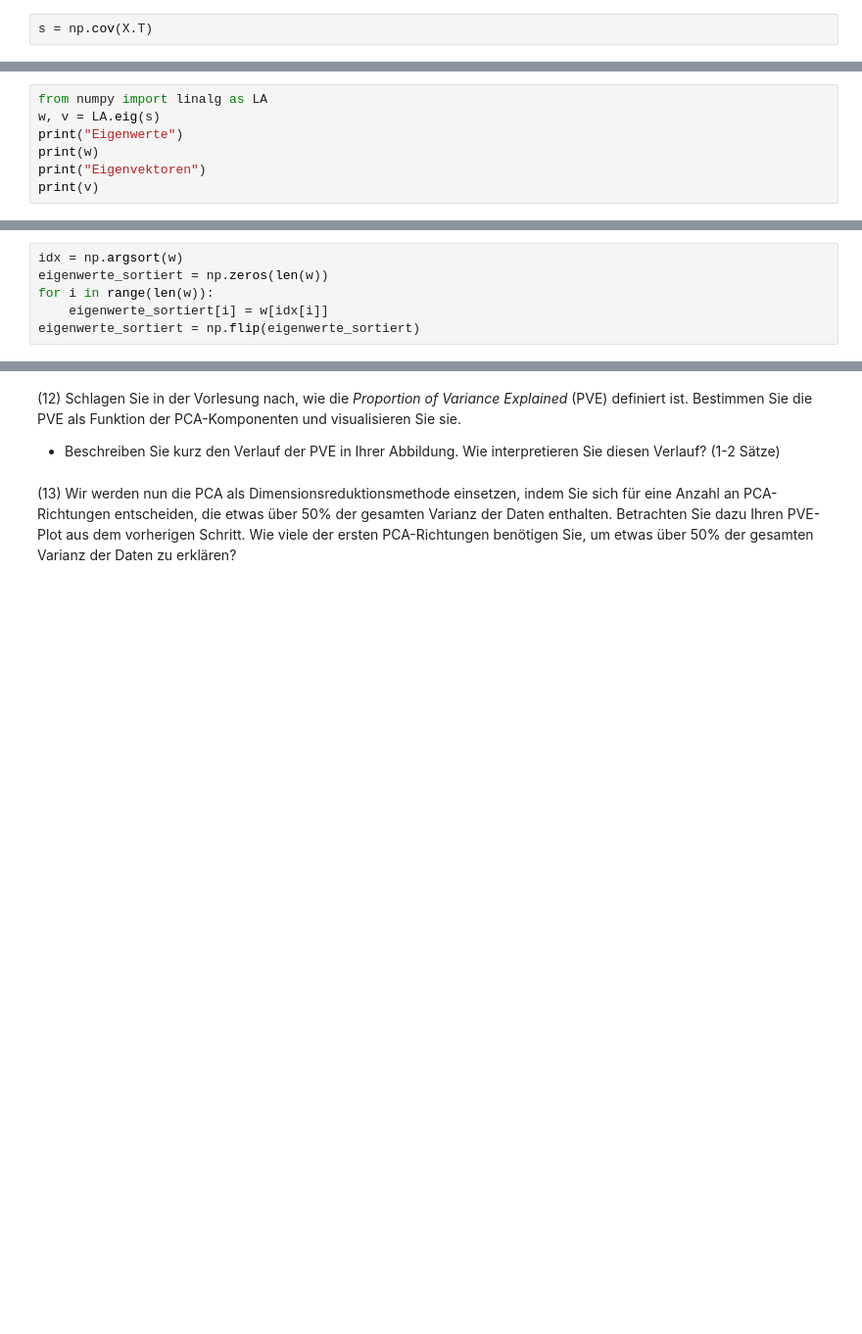
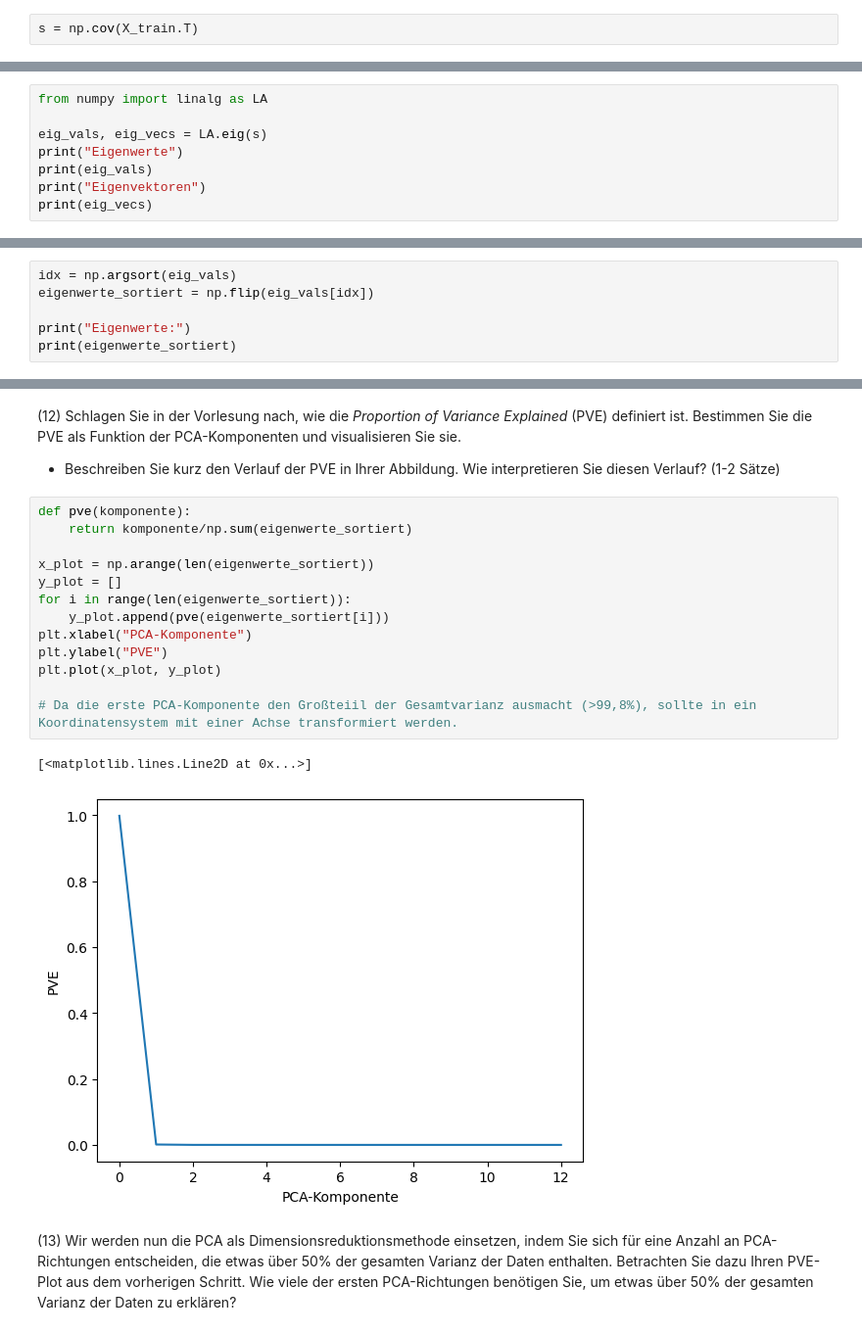
Before and after one commit to Emanuel162/MachineLearning, a Jupyter notebook: UebungenML/SJMN-11.ipynb, the cells around one changed output, grey strips where cells are left out. Shown at 98% size. Cells and saved outputs as stored; diff of their text form; blank space fills up the shorter version.

```diff
--- a/UebungenML/SJMN-11.ipynb
+++ b/UebungenML/SJMN-11.ipynb
@@ -209,15 +213,16 @@ Die Dimension besteht aus der Feature-Anzahl und ist 13x13.
 # %% [markdown]
 (8) Bestimmen Sie die Kovarianzmatrix $S$ aus Ihren skalierten Daten. Nutzen Sie dafür eine Numpy Funktion.
 # %%
-s = np.cov(X.T)
+s = np.cov(X_train.T)
 # %% [markdown]
 (9) [Berechnen Sie die Eigenwerte](https://docs.scipy.org/doc/numpy/reference/generated/numpy.linalg.eig.html) (Array: `eig_vals`) sowie assoziierten Eigenvektoren (`eig_vecs`) Ihrer Kovarianzmatrix $S$.
 # %%
 from numpy import linalg as LA
-w, v = LA.eig(s)
+
+eig_vals, eig_vecs = LA.eig(s)
 print("Eigenwerte")
-print(w)
+print(eig_vals)
 print("Eigenvektoren")
-print(v)
+print(eig_vecs)
 # %% [output]
 Eigenwerte
@@ -242,9 +247,3 @@ Eigenvektoren
 
 * Beachten Sie, dass der Ihnen angegebene Befehl nicht in absteigender Reihenfolge (*descending order*) sortieren kann. Sortieren Sie also zunächst aufsteigend und kehren Sie dann die Reihenfolge im resultierenden Array um.
 * Falls Sie glauben, dass Ihre Eigenwerte schon sortiert vorliegen, ohne dass Sie sortieren müssen, prüfen Sie dies nach, indem Sie sich die Variable `idx` anschauen.
-# %%
-idx = np.argsort(w)
-eigenwerte_sortiert = np.zeros(len(w))
-for i in range(len(w)):
-    eigenwerte_sortiert[i] = w[idx[i]]
-eigenwerte_sortiert = np.flip(eigenwerte_sortiert)
@@ -255,0 +250,6 @@ eigenwerte_sortiert = np.flip(eigenwerte_sortiert)
+# %%
+idx = np.argsort(eig_vals)
+eigenwerte_sortiert = np.flip(eig_vals[idx])
+
+print("Eigenwerte:")
+print(eigenwerte_sortiert)
@@ -261,5 +288,21 @@ eigenwerte_sortiert = np.flip(eigenwerte_sortiert)
 (12) Schlagen Sie in der Vorlesung nach, wie die *Proportion of Variance Explained* (PVE) definiert ist. Bestimmen Sie die PVE als Funktion der PCA-Komponenten und visualisieren Sie sie.
 
 * Beschreiben Sie kurz den Verlauf der PVE in Ihrer Abbildung. Wie interpretieren Sie diesen Verlauf? (1-2 Sätze)
+# %%
+def pve(komponente):
+    return komponente/np.sum(eigenwerte_sortiert)
+
+x_plot = np.arange(len(eigenwerte_sortiert))
+y_plot = []
+for i in range(len(eigenwerte_sortiert)):
+    y_plot.append(pve(eigenwerte_sortiert[i]))
+plt.xlabel("PCA-Komponente")
+plt.ylabel("PVE")
+plt.plot(x_plot, y_plot)
+
+# Da die erste PCA-Komponente den Großteiil der Gesamtvarianz ausmacht (>99,8%), sollte in ein Koordinatensystem mit einer Achse transformiert werden.
+# %% [output]
+[<matplotlib.lines.Line2D at 0x...>]
+[figure, added]
 # %% [markdown]
 (13) Wir werden nun die PCA als Dimensionsreduktionsmethode einsetzen, indem Sie sich für eine Anzahl an PCA-Richtungen entscheiden, die etwas über 50% der gesamten Varianz der Daten enthalten. Betrachten Sie dazu Ihren PVE-Plot aus dem vorherigen Schritt. Wie viele der ersten PCA-Richtungen benötigen Sie, um etwas über 50% der gesamten Varianz der Daten zu erklären?
```
Also changed, not shown: parts of 14 cells of this notebook.
